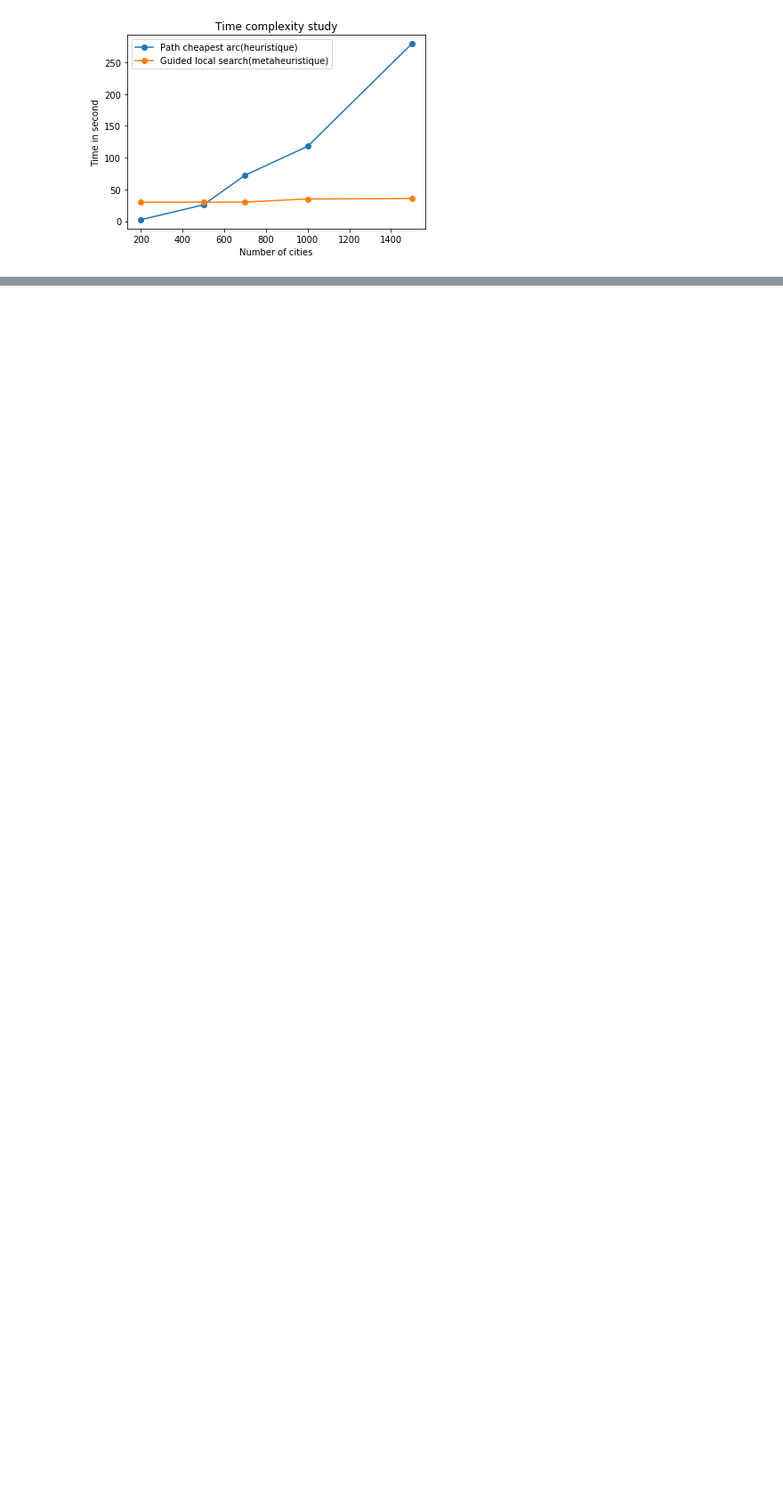
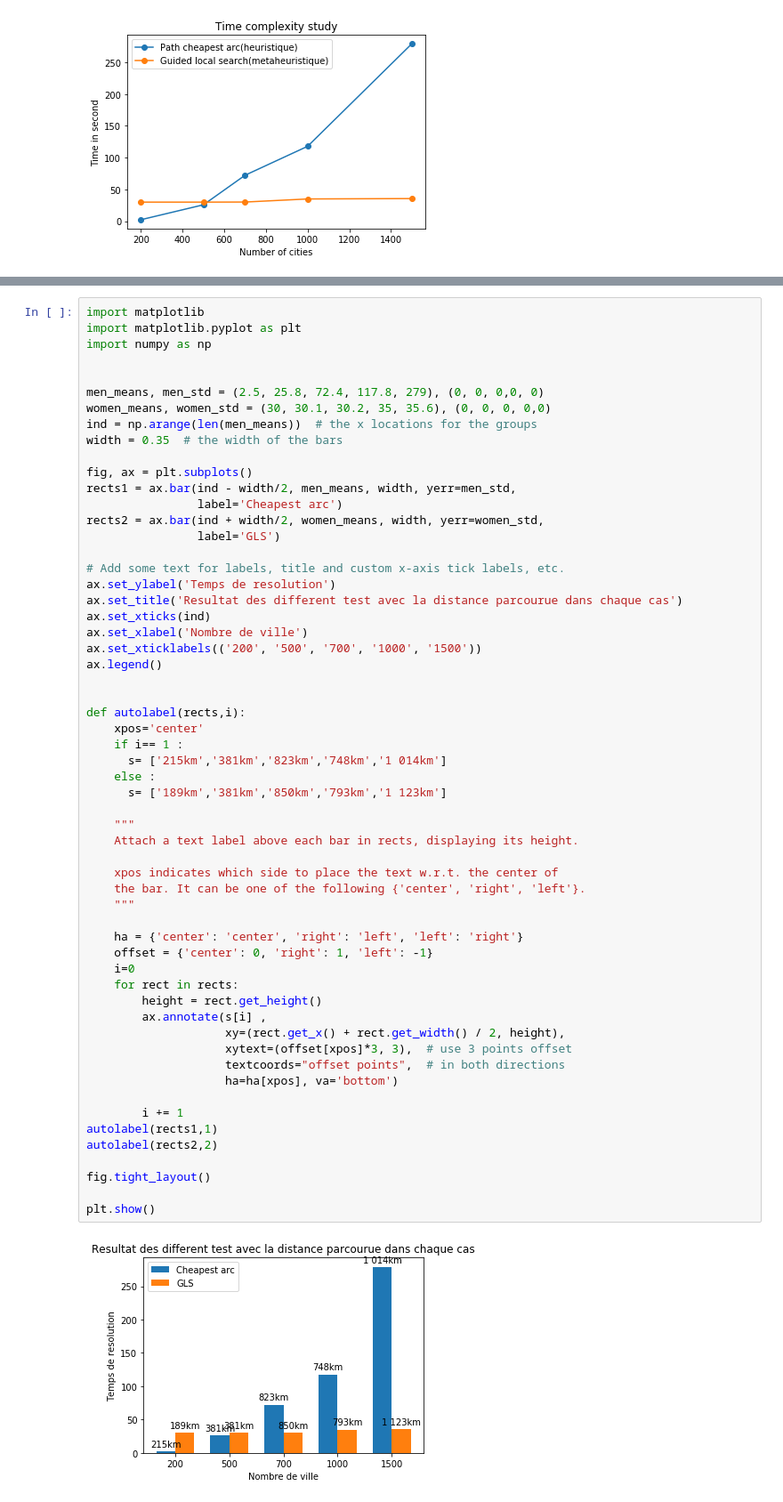
Before and after one commit to BlackWolfie/Data, a Jupyter notebook: Projet_Data.ipynb, the cells around one changed output, grey strips where cells are left out. Shown at 89% size. Saved outputs shown, nothing was run; the diff lists cells and outputs as text; blank space fills up the shorter version.

```diff
--- a/Projet_Data.ipynb
+++ b/Projet_Data.ipynb
@@ -132,0 +138,60 @@ Puis quand cela est fait il demarre l'algorithme qui vas nous generer une soluti
+# %%
+import matplotlib
+import matplotlib.pyplot as plt
+import numpy as np
+
+
+men_means, men_std = (2.5, 25.8, 72.4, 117.8, 279), (0, 0, 0,0, 0)
+women_means, women_std = (30, 30.1, 30.2, 35, 35.6), (0, 0, 0, 0,0)
+ind = np.arange(len(men_means))  # the x locations for the groups
+width = 0.35  # the width of the bars
+
+fig, ax = plt.subplots()
+rects1 = ax.bar(ind - width/2, men_means, width, yerr=men_std,
+                label='Cheapest arc')
+rects2 = ax.bar(ind + width/2, women_means, width, yerr=women_std,
+                label='GLS')
+
+# Add some text for labels, title and custom x-axis tick labels, etc.
+ax.set_ylabel('Temps de resolution')
+ax.set_title('Resultat des different test avec la distance parcourue dans chaque cas')
+ax.set_xticks(ind)
+ax.set_xlabel('Nombre de ville')
+ax.set_xticklabels(('200', '500', '700', '1000', '1500'))
+ax.legend()
+
+
+def autolabel(rects,i):
+    xpos='center'
+    if i== 1 :
+      s= ['215km','381km','823km','748km','1 014km']
+    else :
+      s= ['189km','381km','850km','793km','1 123km']
+
+    """
+    Attach a text label above each bar in rects, displaying its height.
+
+    xpos indicates which side to place the text w.r.t. the center of
+    the bar. It can be one of the following {'center', 'right', 'left'}.
+    """
+
+    ha = {'center': 'center', 'right': 'left', 'left': 'right'}
+    offset = {'center': 0, 'right': 1, 'left': -1}
+    i=0
+    for rect in rects:
+        height = rect.get_height()
+        ax.annotate(s[i] ,
+                    xy=(rect.get_x() + rect.get_width() / 2, height),
+                    xytext=(offset[xpos]*3, 3),  # use 3 points offset
+                    textcoords="offset points",  # in both directions
+                    ha=ha[xpos], va='bottom')
+
+        i += 1
+autolabel(rects1,1)
+autolabel(rects2,2)
+
+fig.tight_layout()
+
+plt.show()
+# %% [output]
+[figure, added]
```
Also changed, not shown: parts of 3 cells of this notebook.
